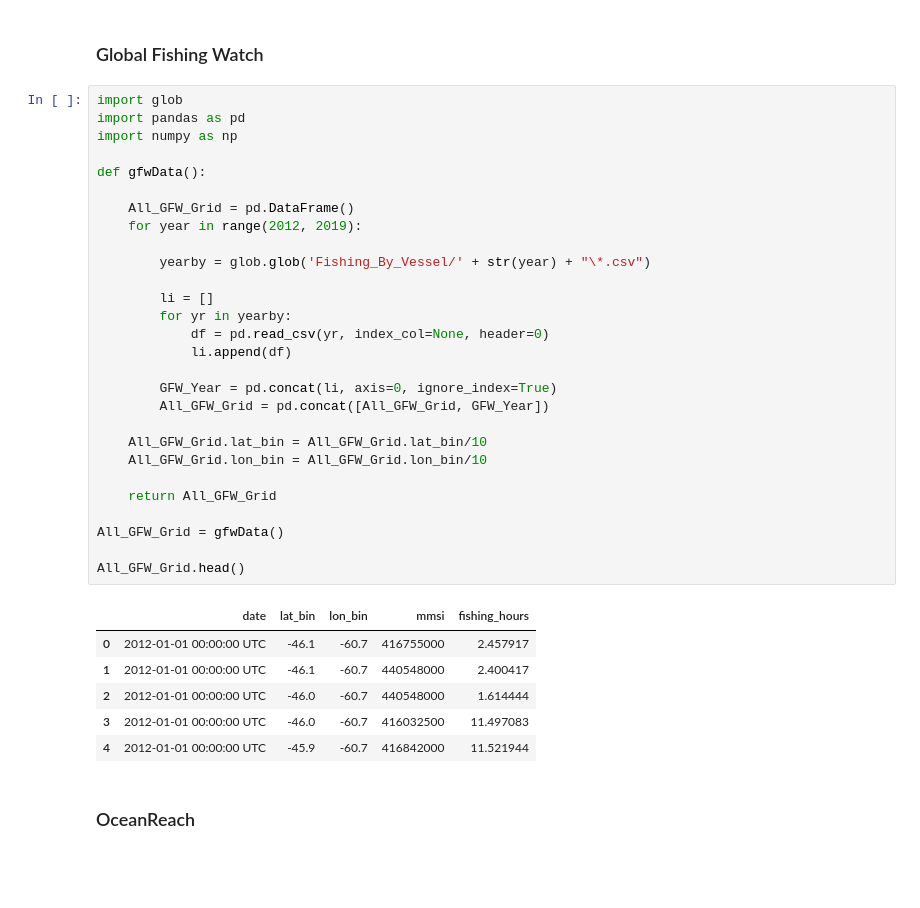
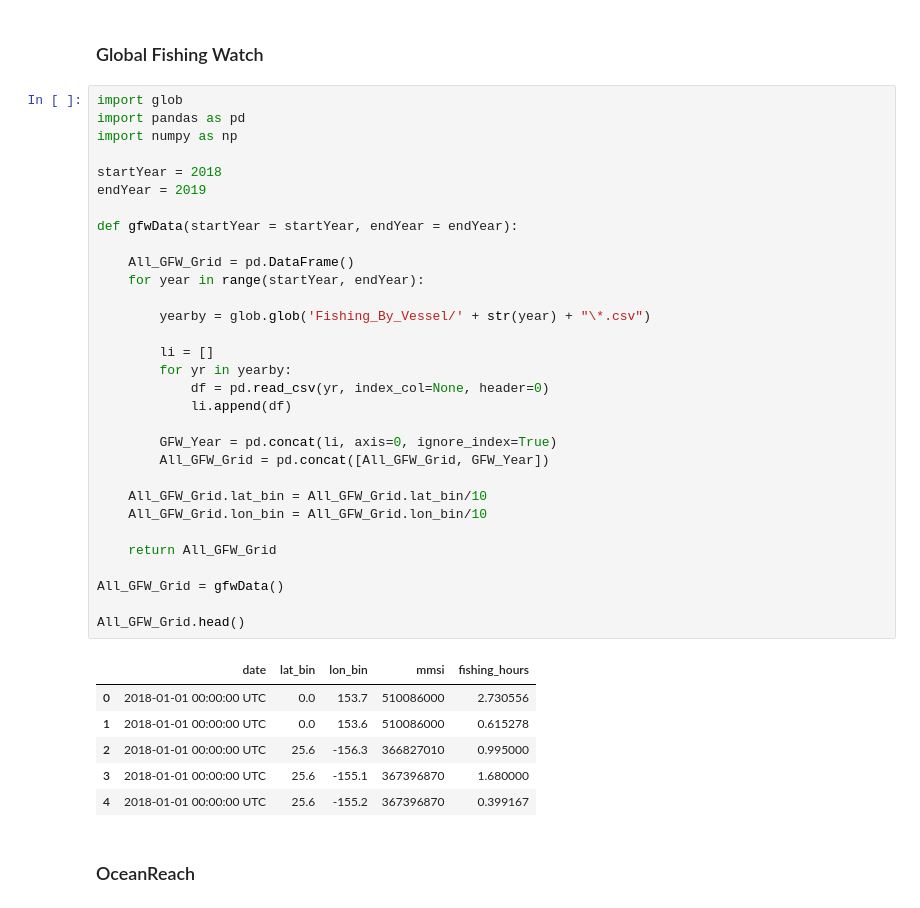
Before and after one commit to aionthebeach/ocean-maps, a Jupyter notebook: Maps_GFW_BTW_OR.ipynb, the cells around one changed output. Saved outputs shown, nothing was run; the diff lists cells and outputs as text; blank space fills up the shorter version.

```diff
--- a/Maps_GFW_BTW_OR.ipynb
+++ b/Maps_GFW_BTW_OR.ipynb
@@ -3,38 +3,41 @@
 # %%
 import glob
 import pandas as pd
 import numpy as np
 
-def gfwData():
+startYear = 2018
+endYear = 2019
+
+def gfwData(startYear = startYear, endYear = endYear):
 
     All_GFW_Grid = pd.DataFrame()
-    for year in range(2012, 2019):
+    for year in range(startYear, endYear):
 
         yearby = glob.glob('Fishing_By_Vessel/' + str(year) + "\*.csv")
 
         li = []
         for yr in yearby:
             df = pd.read_csv(yr, index_col=None, header=0)
             li.append(df)
 
         GFW_Year = pd.concat(li, axis=0, ignore_index=True)
         All_GFW_Grid = pd.concat([All_GFW_Grid, GFW_Year])
 
     All_GFW_Grid.lat_bin = All_GFW_Grid.lat_bin/10
     All_GFW_Grid.lon_bin = All_GFW_Grid.lon_bin/10
 
     return All_GFW_Grid
 
 All_GFW_Grid = gfwData()
 
 All_GFW_Grid.head()
 # %% [output]
 |  | date | lat_bin | lon_bin | mmsi | fishing_hours |
-| 0 | 2012-01-01 00:00:00 UTC | -46.1 | -60.7 | 416755000 | 2.457917 |
-| 1 | 2012-01-01 00:00:00 UTC | -46.1 | -60.7 | 440548000 | 2.400417 |
-| 2 | 2012-01-01 00:00:00 UTC | -46.0 | -60.7 | 440548000 | 1.614444 |
-| 3 | 2012-01-01 00:00:00 UTC | -46.0 | -60.7 | 416032500 | 11.497083 |
-| 4 | 2012-01-01 00:00:00 UTC | -45.9 | -60.7 | 416842000 | 11.521944 |
+| 0 | 2018-01-01 00:00:00 UTC | 0.0 | 153.7 | 510086000 | 2.730556 |
+| 1 | 2018-01-01 00:00:00 UTC | 0.0 | 153.6 | 510086000 | 0.615278 |
+| 2 | 2018-01-01 00:00:00 UTC | 25.6 | -156.3 | 366827010 | 0.995000 |
+| 3 | 2018-01-01 00:00:00 UTC | 25.6 | -155.1 | 367396870 | 1.680000 |
+| 4 | 2018-01-01 00:00:00 UTC | 25.6 | -155.2 | 367396870 | 0.399167 |
 # %% [markdown]
 ### OceanReach
 # %%
```
Also changed, not shown: parts of 9 cells of this notebook, 1 other file.
